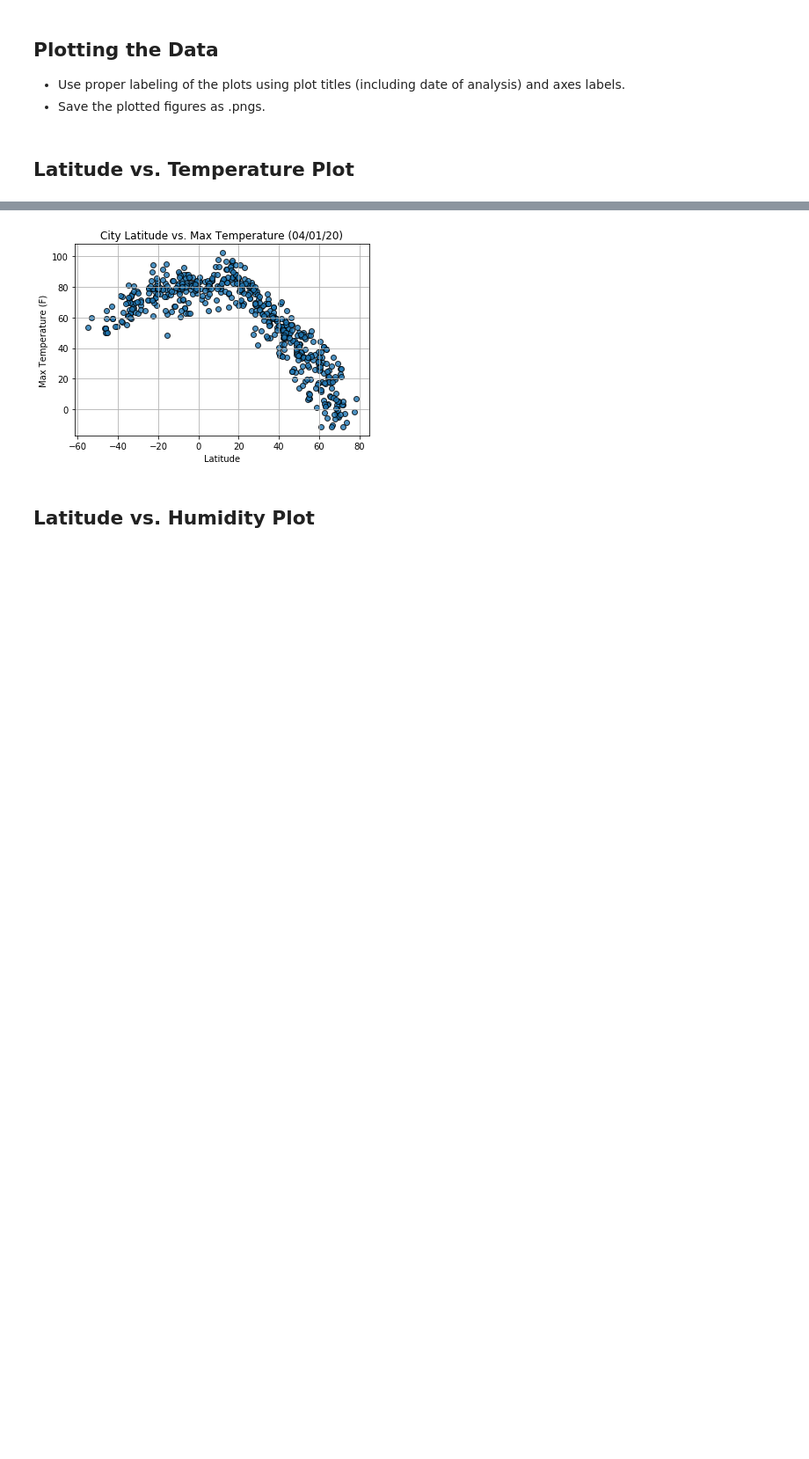
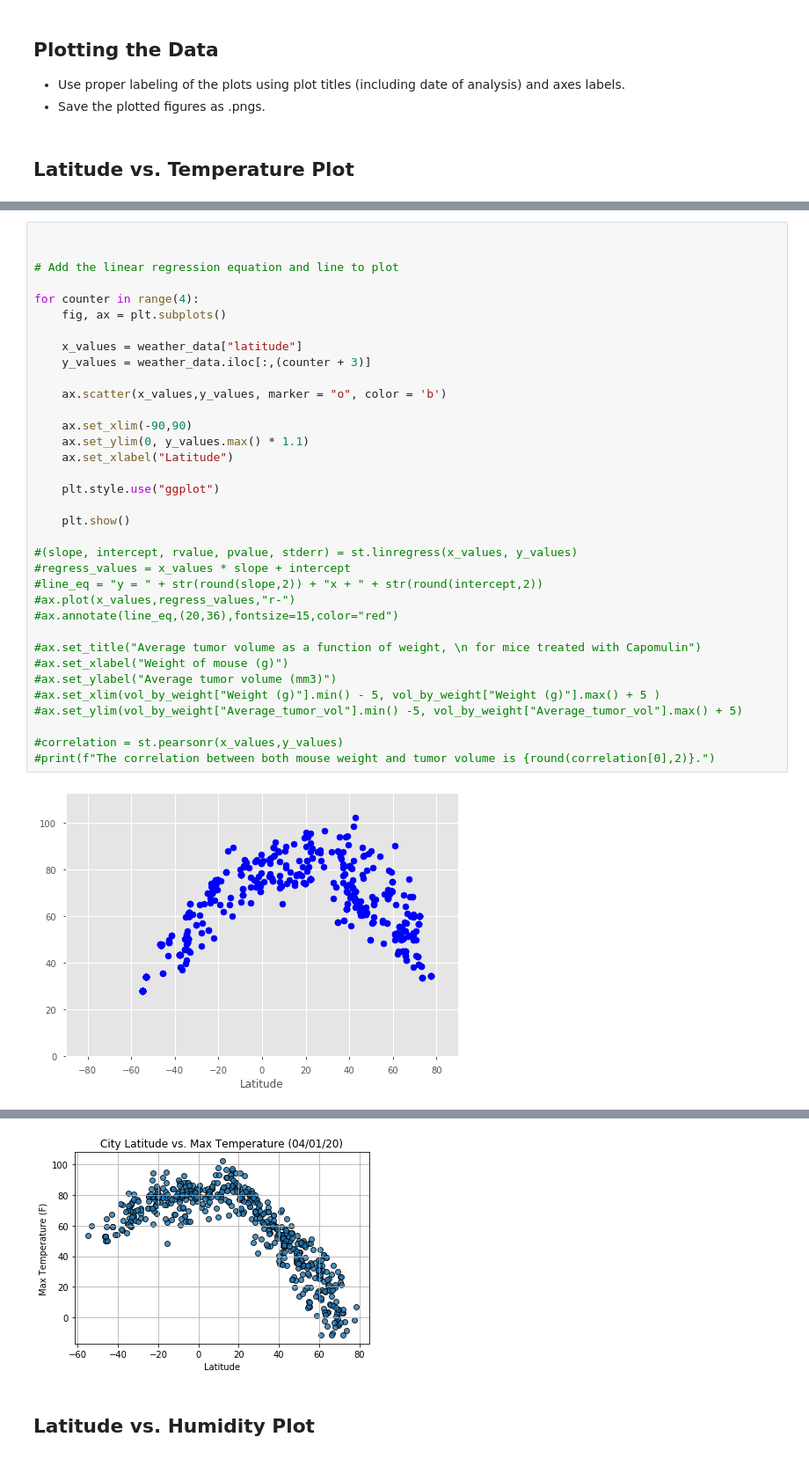
Before and after one commit to KatherineH-cls/python-api-challenge, a Jupyter notebook: WeatherPy/WeatherPy_kh.ipynb, the cells around one changed output, grey strips where cells are left out. Shown: that part at 88% size. Cells and saved outputs as stored; diff of their text form; blank space fills up the shorter version.

```diff
--- a/WeatherPy/WeatherPy_kh.ipynb
+++ b/WeatherPy/WeatherPy_kh.ipynb
@@ -191,0 +190,37 @@ Int64Index([], dtype='int64')
+# %%
+
+
+# Add the linear regression equation and line to plot
+
+for counter in range(4):
+    fig, ax = plt.subplots()
+
+    x_values = weather_data["latitude"]
+    y_values = weather_data.iloc[:,(counter + 3)]
+
+    ax.scatter(x_values,y_values, marker = "o", color = 'b')
+
+    ax.set_xlim(-90,90)
+    ax.set_ylim(0, y_values.max() * 1.1)
+    ax.set_xlabel("Latitude")
+
+    plt.style.use("ggplot")
+
+    plt.show()
+
+#(slope, intercept, rvalue, pvalue, stderr) = st.linregress(x_values, y_values)
+#regress_values = x_values * slope + intercept
+#line_eq = "y = " + str(round(slope,2)) + "x + " + str(round(intercept,2))
+#ax.plot(x_values,regress_values,"r-")
+#ax.annotate(line_eq,(20,36),fontsize=15,color="red")
+
+#ax.set_title("Average tumor volume as a function of weight, \n for mice treated with Capomulin")
+#ax.set_xlabel("Weight of mouse (g)")
+#ax.set_ylabel("Average tumor volume (mm3)")
+#ax.set_xlim(vol_by_weight["Weight (g)"].min() - 5, vol_by_weight["Weight (g)"].max() + 5 )
+#ax.set_ylim(vol_by_weight["Average_tumor_vol"].min() -5, vol_by_weight["Average_tumor_vol"].max() + 5)
+
+#correlation = st.pearsonr(x_values,y_values)
+#print(f"The correlation between both mouse weight and tumor volume is {round(correlation[0],2)}.")
+# %% [output]
+[figure, added]
```
Also changed, not shown: parts of 11 cells of this notebook.
